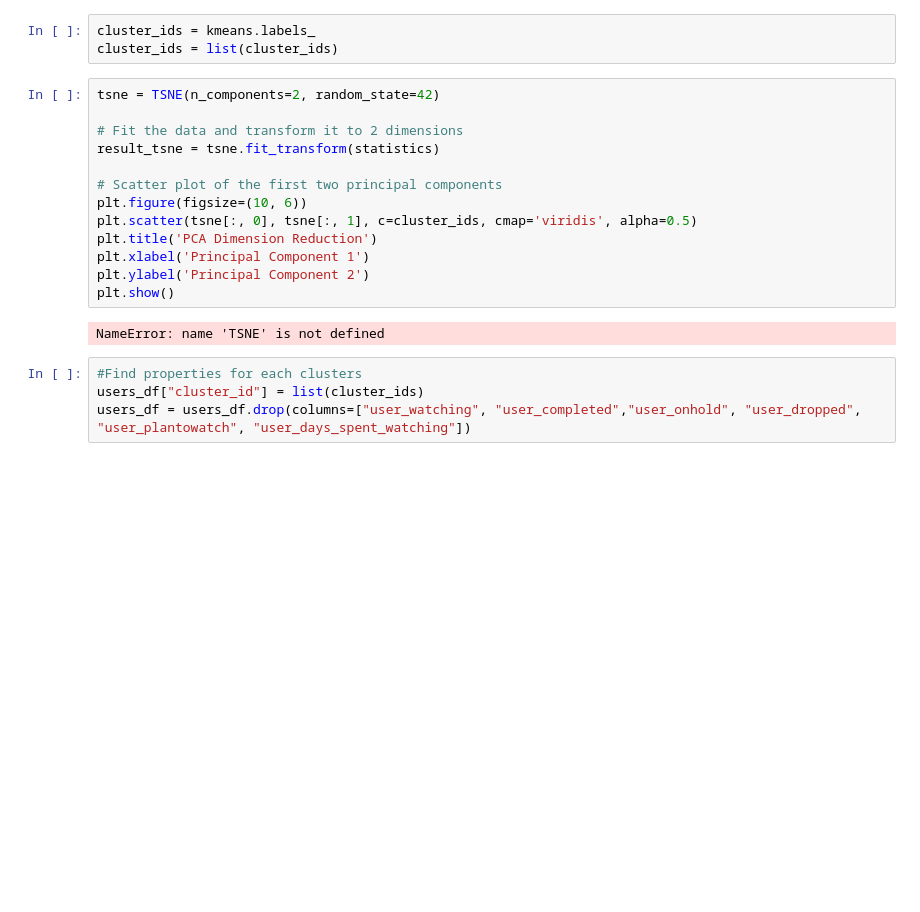
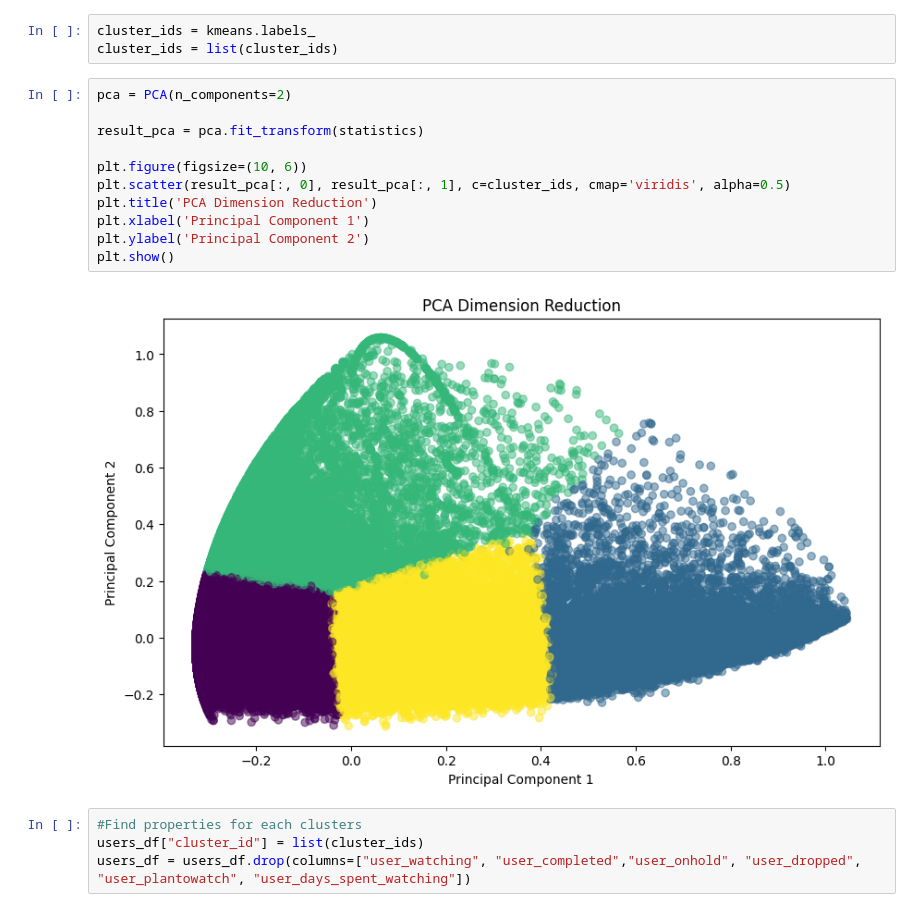
Before and after one commit to VietAnhNguyen20/M2_DM_Anime, a Jupyter notebook: user_clusterings.ipynb, the cells around one changed output. Saved outputs shown, nothing was run; the diff lists cells and outputs as text; blank space fills up the shorter version.

```diff
--- a/user_clusterings.ipynb
+++ b/user_clusterings.ipynb
@@ -85,20 +82,18 @@ KMeans(n_clusters=4, random_state=2023)
 cluster_ids = kmeans.labels_
 cluster_ids = list(cluster_ids)
 # %%
-tsne = TSNE(n_components=2, random_state=42)
+pca = PCA(n_components=2)
 
-# Fit the data and transform it to 2 dimensions
-result_tsne = tsne.fit_transform(statistics)
+result_pca = pca.fit_transform(statistics)
 
-# Scatter plot of the first two principal components
 plt.figure(figsize=(10, 6))
-plt.scatter(tsne[:, 0], tsne[:, 1], c=cluster_ids, cmap='viridis', alpha=0.5)
+plt.scatter(result_pca[:, 0], result_pca[:, 1], c=cluster_ids, cmap='viridis', alpha=0.5)
 plt.title('PCA Dimension Reduction')
 plt.xlabel('Principal Component 1')
 plt.ylabel('Principal Component 2')
 plt.show()
 # %% [output]
-NameError: name 'TSNE' is not defined
+[figure, added]
 # %%
 #Find properties for each clusters
 users_df["cluster_id"] = list(cluster_ids)
```
Also changed, not shown: parts of 12 cells of this notebook, 1 other file.
